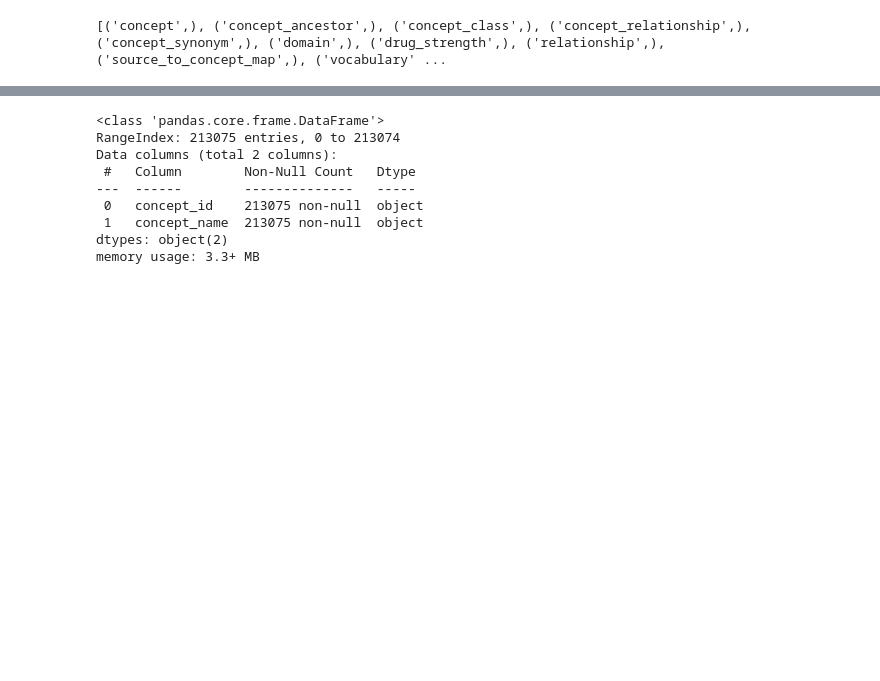
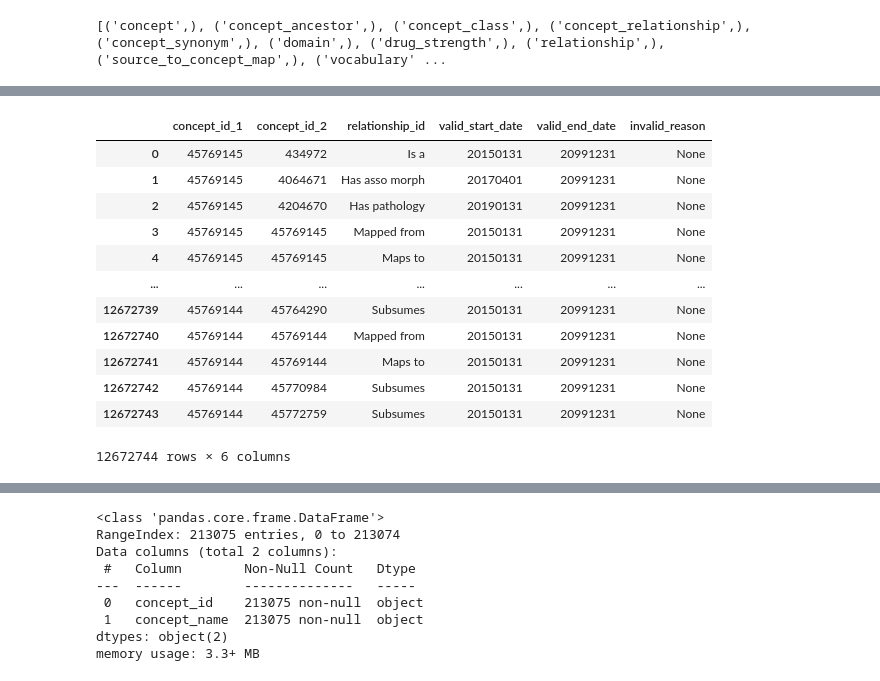
Before and after one commit to precisiondata/aatm, a Jupyter notebook: data-preparation.ipynb, the cells around one changed output, grey strips where cells are left out. Cells and saved outputs as stored; diff of their text form; code cells hidden in the pictures; blank space fills up the shorter version.

```diff
--- a/data-preparation.ipynb
+++ b/data-preparation.ipynb
@@ -17,3 +110,24 @@ print(tables)
+# %%
+sql_prompt = f"""
+SELECT *
+FROM concept_relationship
+"""
+concept_synonyms_df = pd.read_sql(sql_prompt, con)
+concept_synonyms_df
+# %% [output]
+|  | concept_id_1 | concept_id_2 | relationship_id | valid_start_date | valid_end_date | invalid_reason |
+| 0 | 45769145 | 434972 | Is a | 20150131 | 20991231 | None |
+| 1 | 45769145 | 4064671 | Has asso morph | 20170401 | 20991231 | None |
+| 2 | 45769145 | 4204670 | Has pathology | 20190131 | 20991231 | None |
+| 3 | 45769145 | 45769145 | Mapped from | 20150131 | 20991231 | None |
+| 4 | 45769145 | 45769145 | Maps to | 20150131 | 20991231 | None |
+| ... | ... | ... | ... | ... | ... | ... |
+| 12672739 | 45769144 | 45764290 | Subsumes | 20150131 | 20991231 | None |
+| 12672740 | 45769144 | 45769144 | Mapped from | 20150131 | 20991231 | None |
+| 12672741 | 45769144 | 45769144 | Maps to | 20150131 | 20991231 | None |
+| 12672742 | 45769144 | 45770984 | Subsumes | 20150131 | 20991231 | None |
+| 12672743 | 45769144 | 45772759 | Subsumes | 20150131 | 20991231 | None |
+12672744 rows × 6 columns
 # %%
 # Collect concept_id + concept_name from standard vocabularies
 sql_prompt = f"""
```
Also changed, not shown: parts of 10 cells of this notebook, 6 other files.
